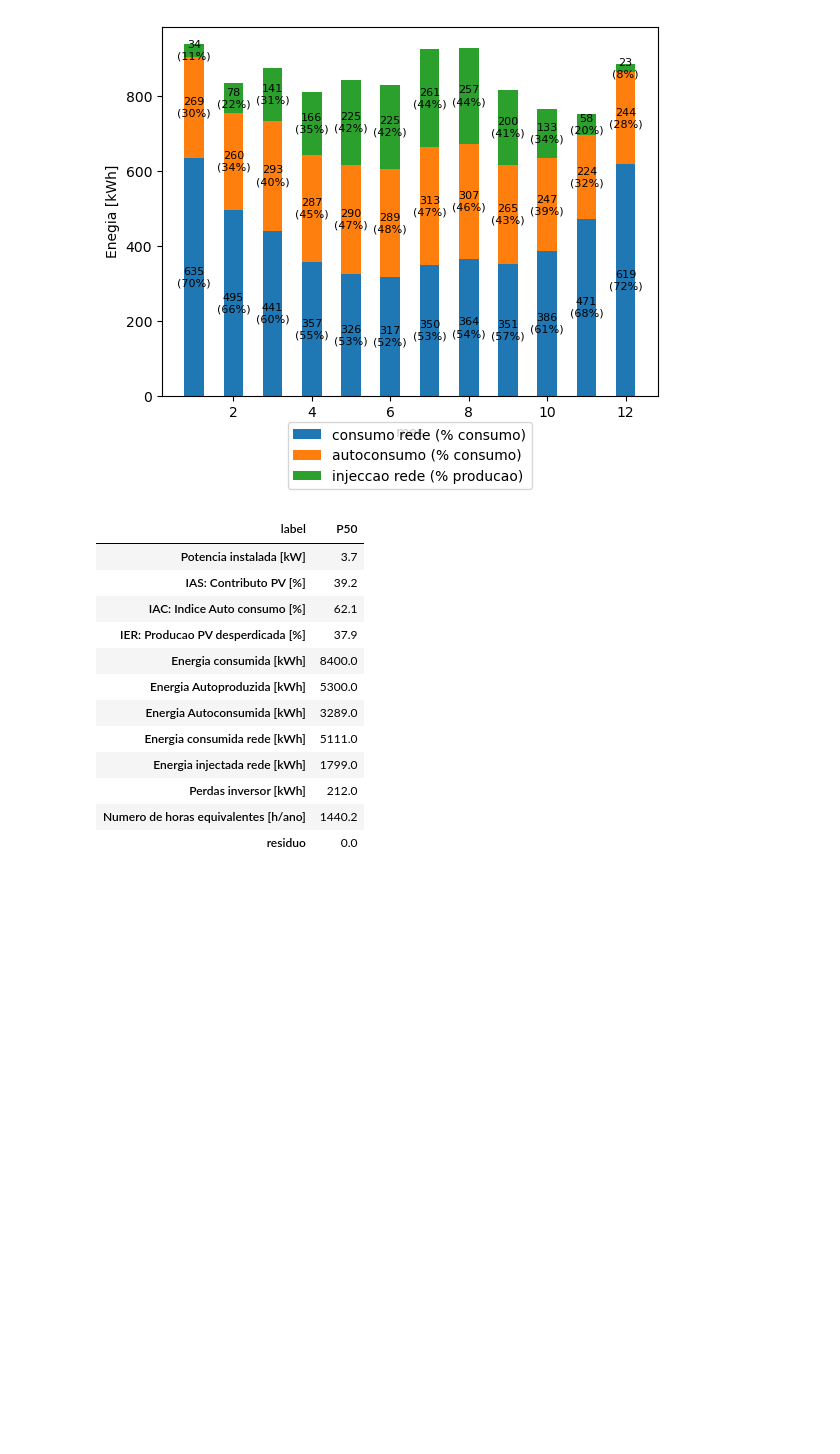
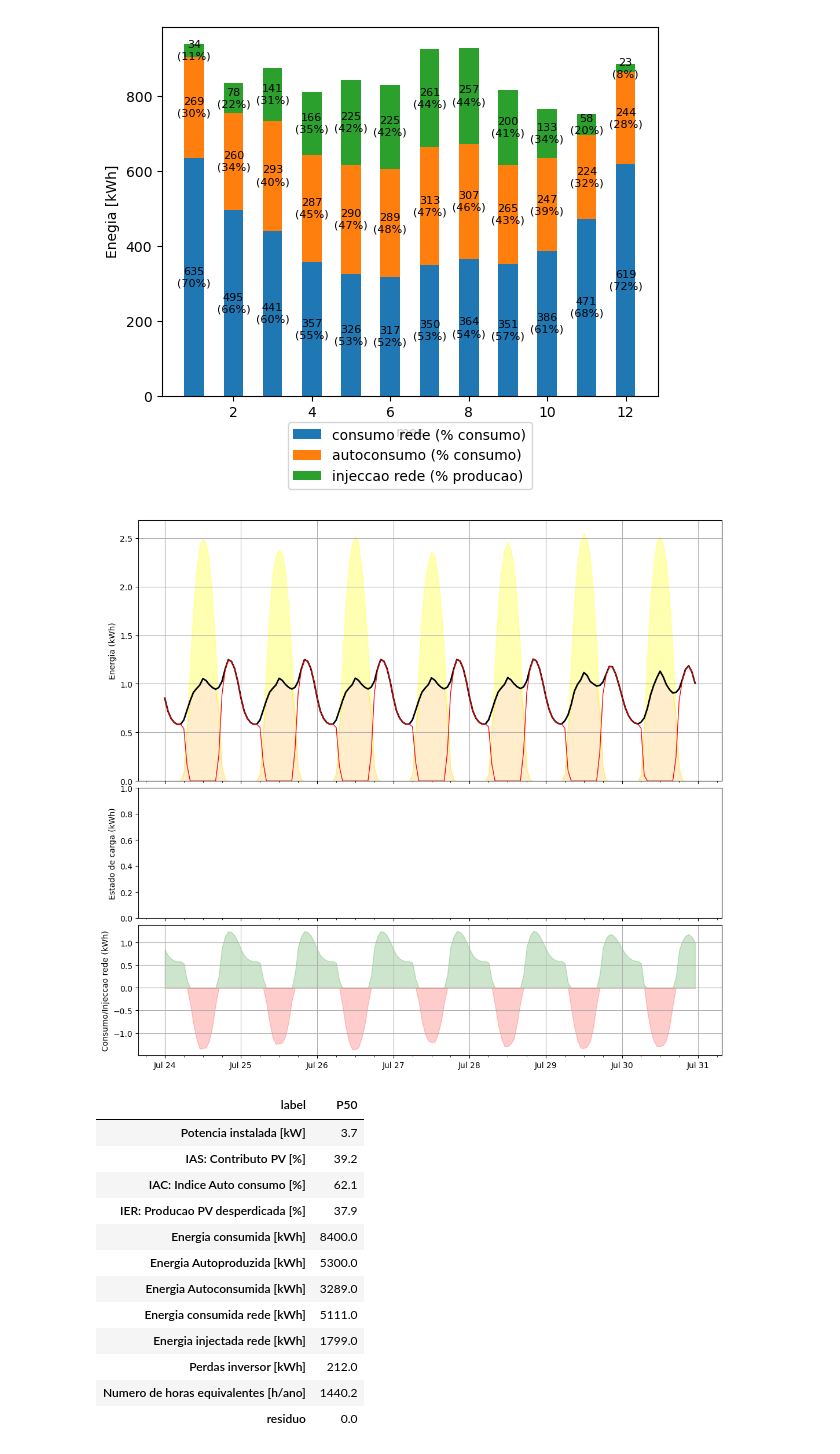
Before and after one commit to mig-l-f/ao-sol, a Jupyter notebook: docs/exemplos/Analise_UPAC.ipynb, the cells around one changed output. Saved outputs shown, nothing was run; the diff lists cells and outputs as text; code cells hidden in the pictures; blank space fills up the shorter version.

Commit message:
Exemplos pvgis, consumo, organizacao funcs analise energia

```diff
--- a/docs/exemplos/Analise_UPAC.ipynb
+++ b/docs/exemplos/Analise_UPAC.ipynb
@@ -161,6 +161,10 @@ fig, ax = plt.subplots()
 ae.plot_energia_mensal_bars(ax, energia_mensal, consumo_mensal, producao_mensal["autoproducao"], ["consumo_rede", "autoconsumo", "injeccao_rede"])
 # %% [output]
 [figure]
+# %%
+ae.plot_despacho_energia(energia, 30)
+# %% [output]
+[figure, added]
 # %%
 indicadores = ae.calcula_indicadores_autoconsumo(energia, capacidade_instalada, eficiencia_inversor)
 indicadores.print_html("P50")
```
Also changed, not shown: 8 other files.
